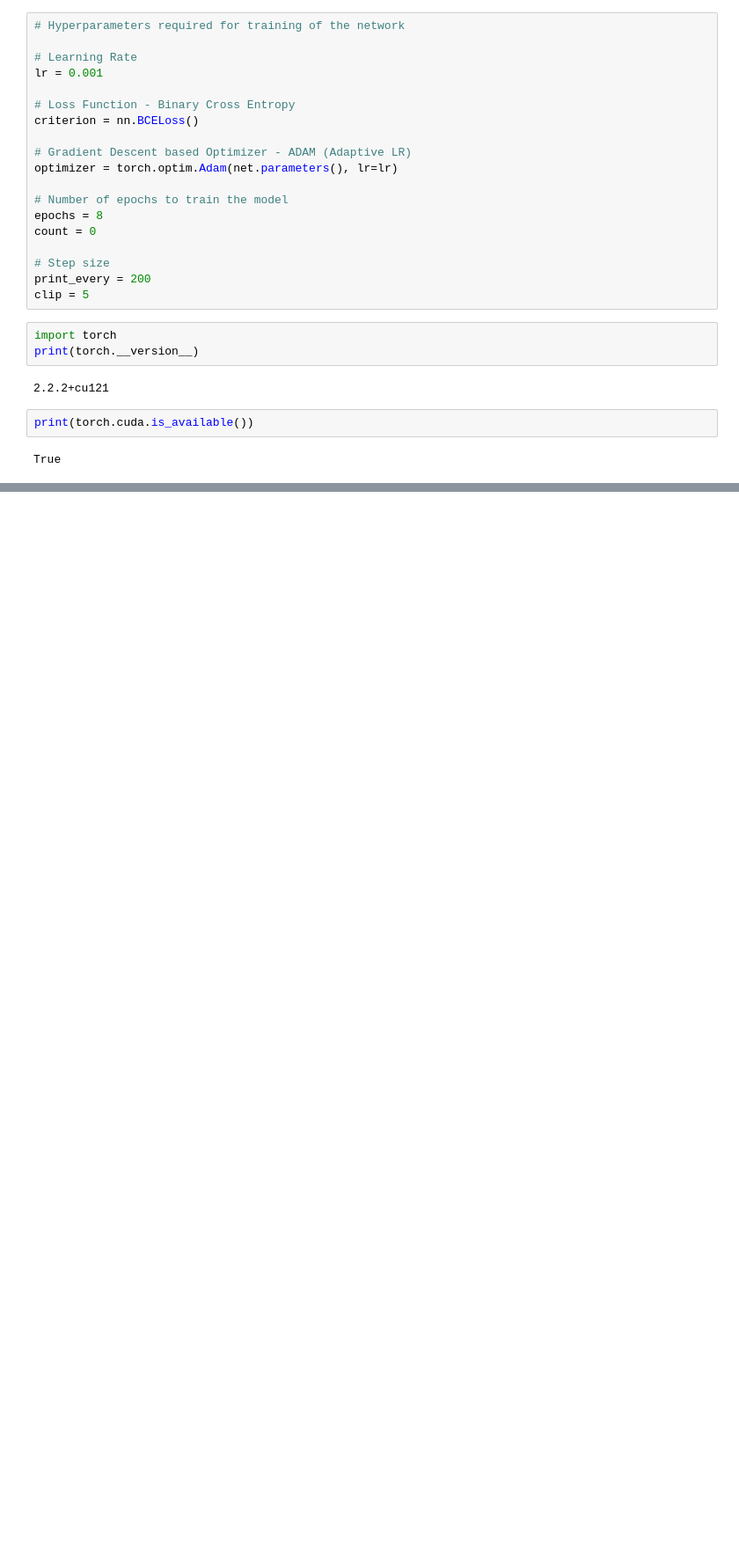
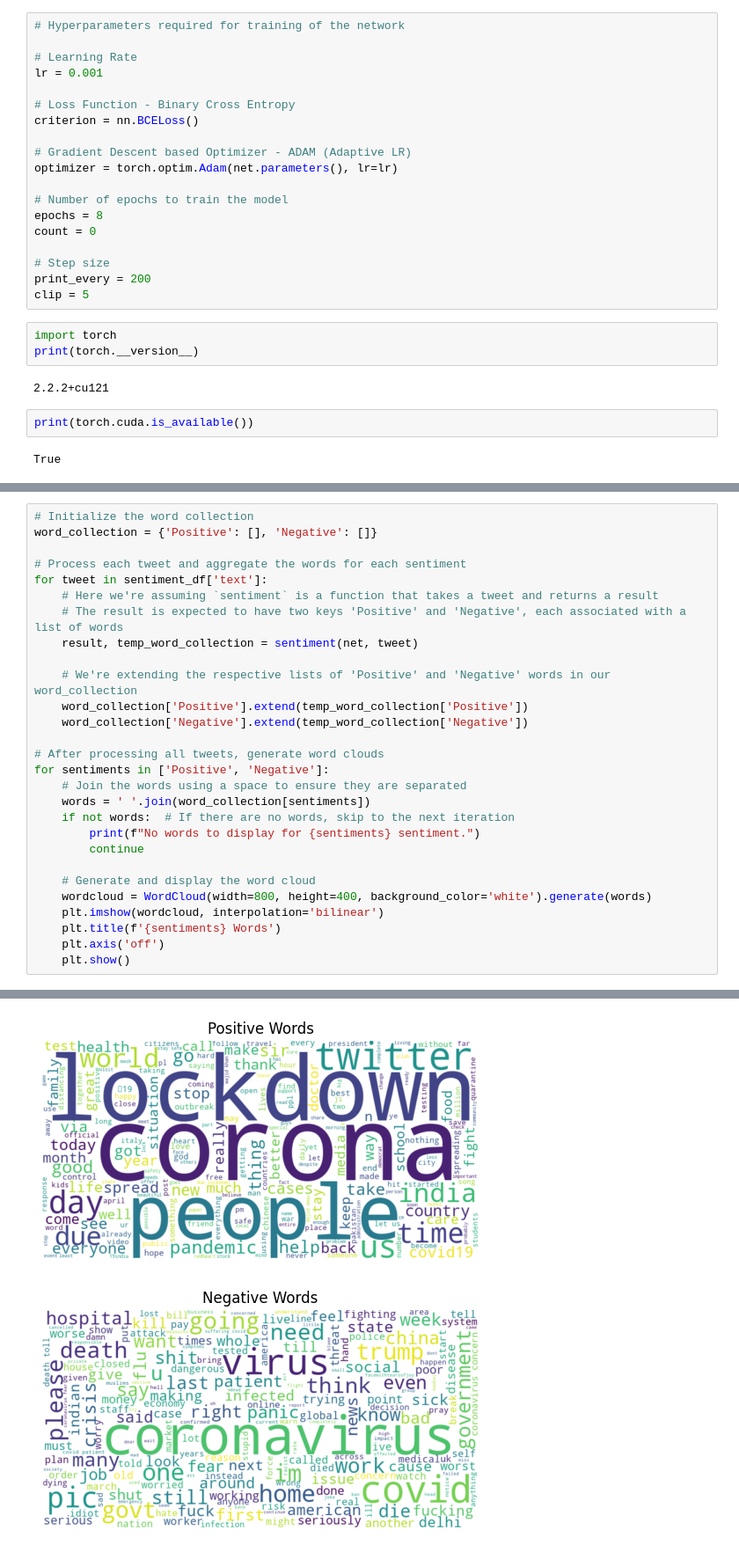
Before and after one commit to NoHaxsJustAsian/positive-llm-chatbot, a Jupyter notebook: bert_sent_analysis.ipynb, the cells around one changed output, grey strips where cells are left out. Shown at 88% size. Cells and saved outputs as stored; diff of their text form; blank space fills up the shorter version.

```diff
--- a/bert_sent_analysis.ipynb
+++ b/bert_sent_analysis.ipynb
@@ -528,0 +618,29 @@ Requirement already satisfied: python-dateutil>=2.7 in c:\users\rate\appdata\loc
+# %%
+# Initialize the word collection
+word_collection = {'Positive': [], 'Negative': []}
+
+# Process each tweet and aggregate the words for each sentiment
+for tweet in sentiment_df['text']:
+    # Here we're assuming `sentiment` is a function that takes a tweet and returns a result
+    # The result is expected to have two keys 'Positive' and 'Negative', each associated with a list of words
+    result, temp_word_collection = sentiment(net, tweet)
+
+    # We're extending the respective lists of 'Positive' and 'Negative' words in our word_collection
+    word_collection['Positive'].extend(temp_word_collection['Positive'])
+    word_collection['Negative'].extend(temp_word_collection['Negative'])
+
+# After processing all tweets, generate word clouds
+for sentiments in ['Positive', 'Negative']:
+    # Join the words using a space to ensure they are separated
+    words = ' '.join(word_collection[sentiments])
+    if not words:  # If there are no words, skip to the next iteration
+        print(f"No words to display for {sentiments} sentiment.")
+        continue
+
+    # Generate and display the word cloud
+    wordcloud = WordCloud(width=800, height=400, background_color='white').generate(words)
+    plt.imshow(wordcloud, interpolation='bilinear')
+    plt.title(f'{sentiments} Words')
+    plt.axis('off')
+    plt.show()
+# %% [output]
@@ -528,0 +664,2 @@ Requirement already satisfied: python-dateutil>=2.7 in c:\users\rate\appdata\loc
+[figure, added]
+[figure, added]
```
Also changed, not shown: parts of 9 cells of this notebook, 24 other files.
